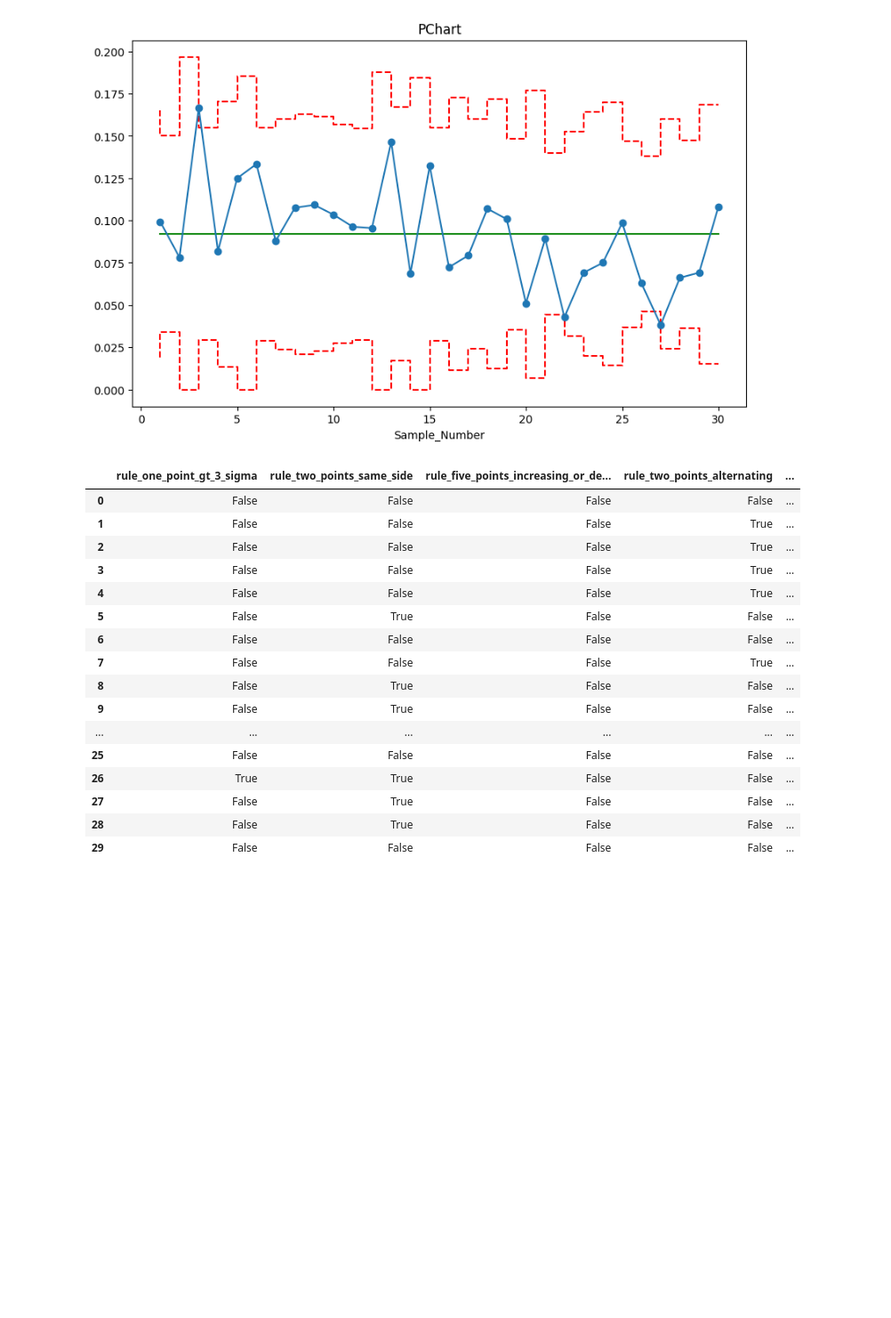
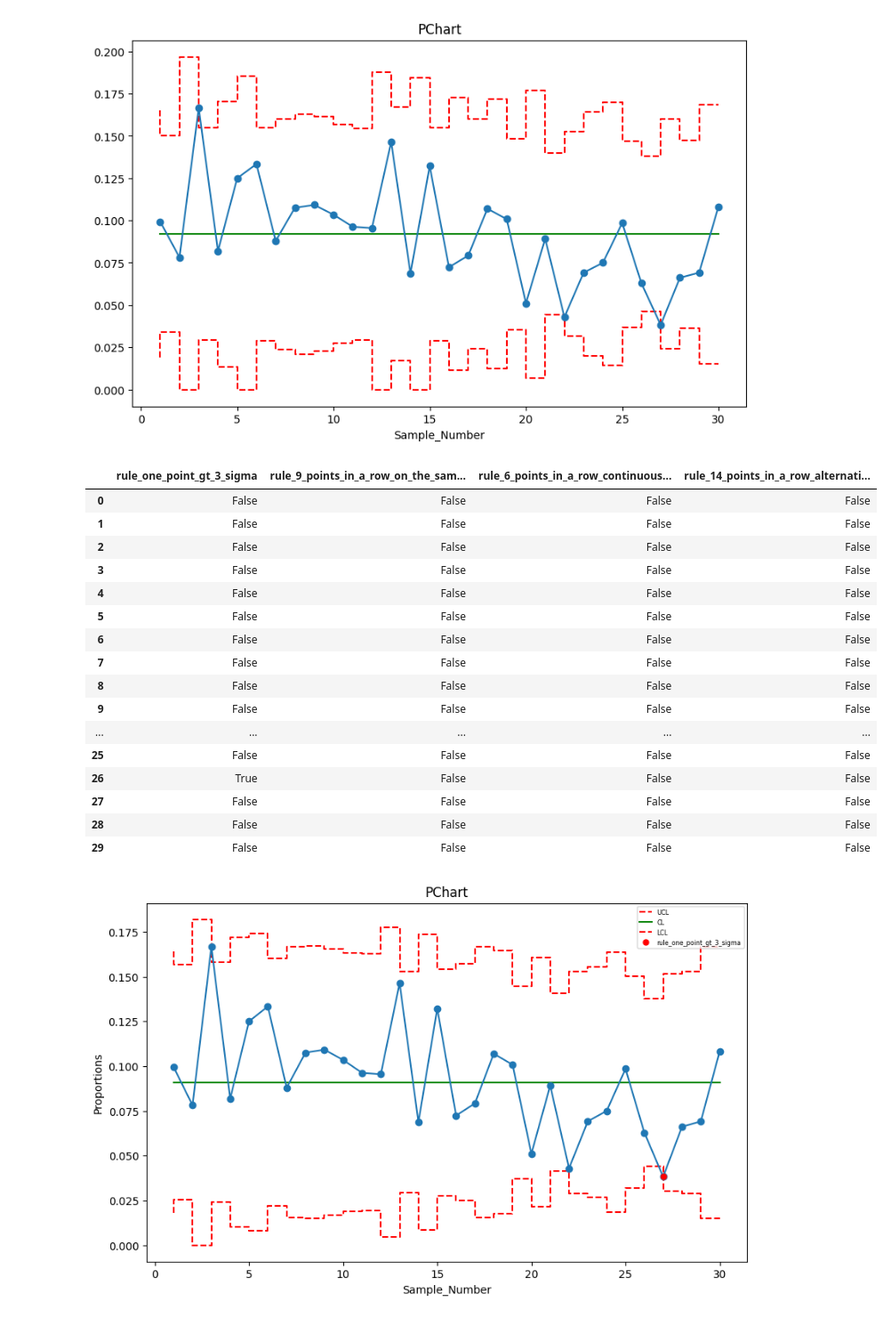
Before and after one commit to philipsolarz/spc-toolbox, a Jupyter notebook: examples/PChart.ipynb, the cells around one changed output. Shown at 89% size. Drawn from its saved outputs; the diff is of its cells as text; code cells hidden in the pictures; blank space fills up the shorter version.

```diff
--- a/examples/PChart.ipynb
+++ b/examples/PChart.ipynb
@@ -32,57 +32,57 @@ df = pd.read_csv("data/PChart.csv")
 
 pChart = PChart()
 
-pChart.fit(index=df["Sample_Number"], defective_items=df["Defective_Items"], total_items=df["Total_Items"], z=3.0)
+pChart.fit(index=df["Sample_Number"], defectives=df["Defective_Items"], sample_sizes=df["Total_Items"], z=3.0)
 
 def rule_one_point_gt_k_sigma(chart: ControlChart, k: float) -> pd.Series:
     deviation = chart.y - chart.center_line
     return deviation.abs() > (chart.sigma * k)
 
 def rule_k_points_same_side(chart: ControlChart, k: int) -> pd.Series:
     side = (chart.y > chart.center_line).astype(int)
     return side.rolling(window=k).sum().isin([0, k])
 
 def rule_k_points_all_increasing_or_decreasing(chart: ControlChart, k: int) -> pd.Series:
     diff = chart.y.diff()
     increasing = (diff > 0).astype(int).rolling(window=k-1).sum() == (k-1)
     decreasing = (diff < 0).astype(int).rolling(window=k-1).sum() == (k-1)
     return increasing | decreasing
 
 def rule_k_points_alternating(chart: ControlChart, k: int) -> pd.Series:
     diff = chart.y.diff().fillna(0)
     signs = diff.apply(np.sign)
     alternates = signs != signs.shift()
     return alternates.rolling(window=k).sum() == k
 
-
 rules = {
     "rule_one_point_gt_3_sigma": lambda chart: rule_one_point_gt_k_sigma(chart, 3),
-    "rule_two_points_same_side": lambda chart: rule_k_points_same_side(chart, 2),
-    "rule_five_points_increasing_or_decreasing": lambda chart: rule_k_points_all_increasing_or_decreasing(chart, 5),
-    "rule_two_points_alternating": lambda chart: rule_k_points_alternating(chart, 2),
-    "rule_eight_points_in_a_row_on_the_same_side_of_center_line": lambda chart: rule_k_points_same_side(chart, 8),
-    "rule_six_points_in_a_row_continuously_increasing_or_decreasing": lambda chart: rule_k_points_all_increasing_or_decreasing(chart, 6),
-    "rule_fourteen_points_in_a_row_alternating_up_and_down": lambda chart: rule_k_points_alternating(chart, 14),
+    "rule_9_points_in_a_row_on_the_same_side_of_center_line": lambda chart: rule_k_points_same_side(chart, 9),
+    "rule_6_points_in_a_row_continuously_increasing_or_decreasing": lambda chart: rule_k_points_all_increasing_or_decreasing(chart, 6),
+    "rule_14_points_in_a_row_alternating_up_and_down": lambda chart: rule_k_points_alternating(chart, 14),
 }
+
+pChart.add_rules(rules)
+pChart.plot()
 
 results = pChart.evaluate_rules(rules)
 results_df = pd.DataFrame(results)
 results_df
 # %% [output]
-|  | rule_one_point_gt_3_sigma | rule_two_points_same_side | rule_five_points_increasing_or_de... | rule_two_points_alternating | ... |
-| 0 | False | False | False | False | ... |
-| 1 | False | False | False | True | ... |
-| 2 | False | False | False | True | ... |
-| 3 | False | False | False | True | ... |
-| 4 | False | False | False | True | ... |
-| 5 | False | True | False | False | ... |
-| 6 | False | False | False | False | ... |
-| 7 | False | False | False | True | ... |
-| 8 | False | True | False | False | ... |
-| 9 | False | True | False | False | ... |
-| ... | ... | ... | ... | ... | ... |
-| 25 | False | False | False | False | ... |
-| 26 | True | True | False | False | ... |
-| 27 | False | True | False | False | ... |
-| 28 | False | True | False | False | ... |
-| 29 | False | False | False | False | ... |
+|  | rule_one_point_gt_3_sigma | rule_9_points_in_a_row_on_the_sam... | rule_6_points_in_a_row_continuous... | rule_14_points_in_a_row_alternati... |
+| 0 | False | False | False | False |
+| 1 | False | False | False | False |
+| 2 | False | False | False | False |
+| 3 | False | False | False | False |
+| 4 | False | False | False | False |
+| 5 | False | False | False | False |
+| 6 | False | False | False | False |
+| 7 | False | False | False | False |
+| 8 | False | False | False | False |
+| 9 | False | False | False | False |
+| ... | ... | ... | ... | ... |
+| 25 | False | False | False | False |
+| 26 | True | False | False | False |
+| 27 | False | False | False | False |
+| 28 | False | False | False | False |
+| 29 | False | False | False | False |
+[figure, added]
```
Also changed, not shown: 9 other files.
